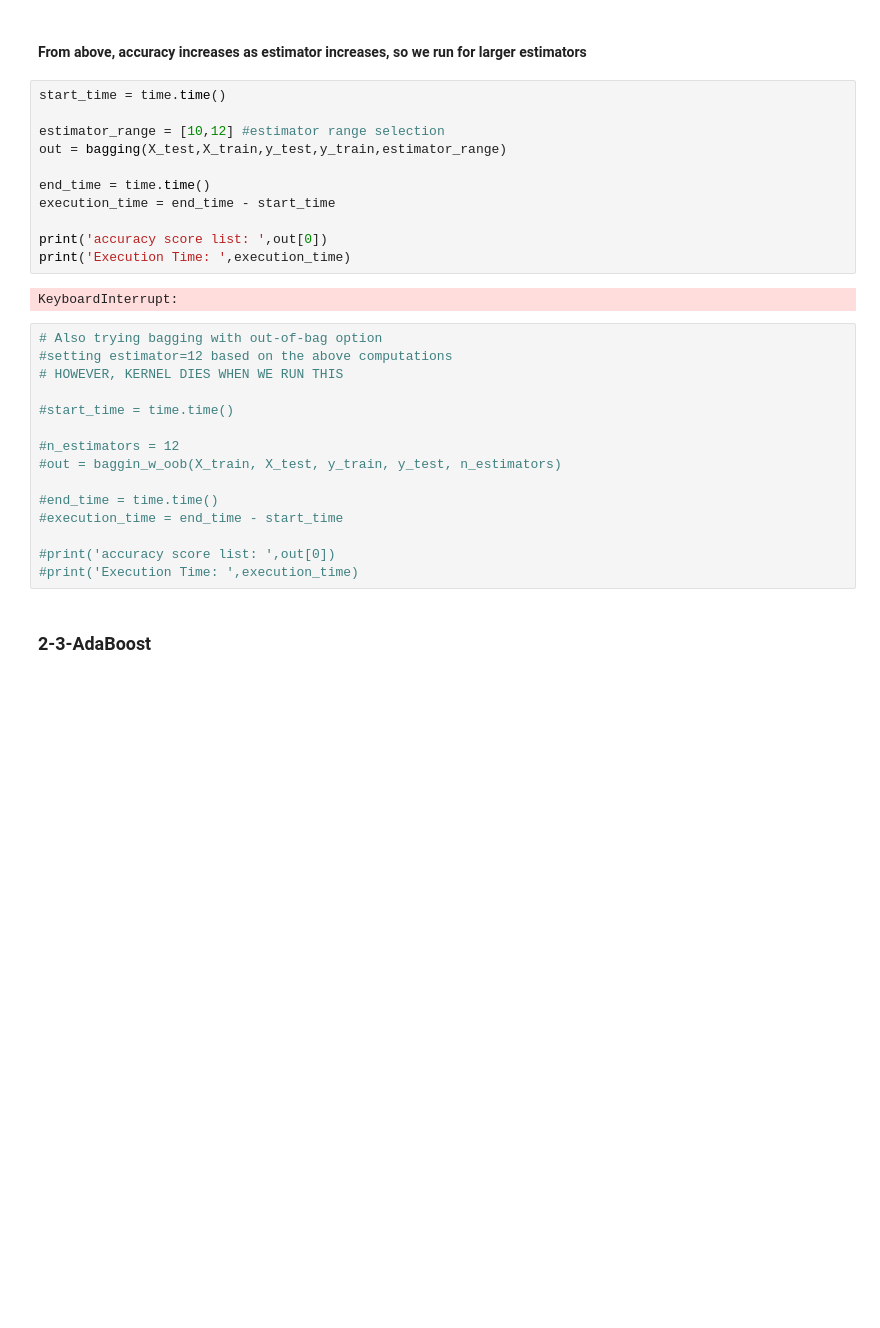
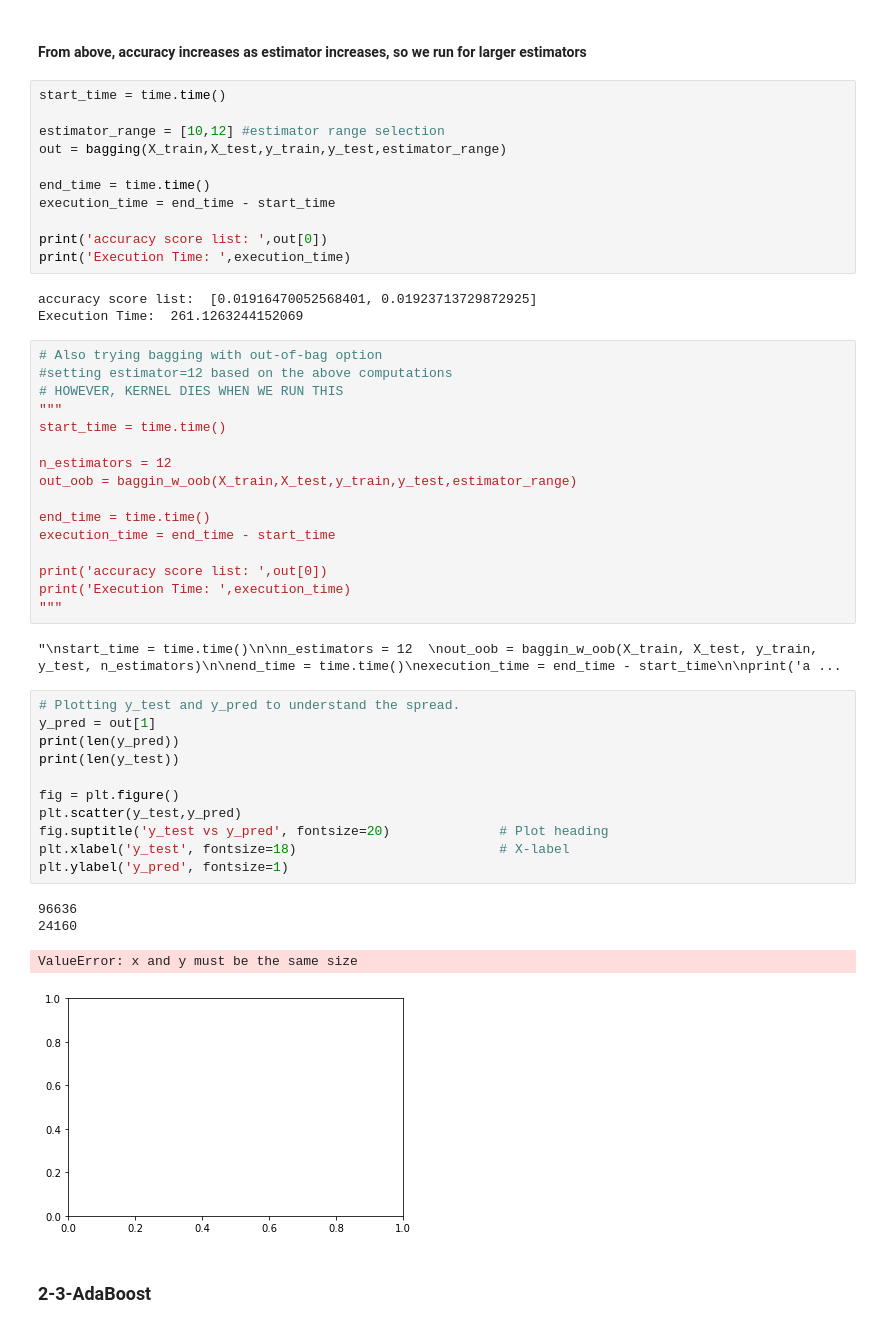
Before and after one commit to rahkooy/Car_Price_Prediction, a Jupyter notebook: car_price_prediction.ipynb, the cells around one changed output. Cells and saved outputs as stored; diff of their text form; blank space fills up the shorter version.

Commit message:
new runs; bug in decision tree; discussion list updated

```diff
--- a/car_price_prediction.ipynb
+++ b/car_price_prediction.ipynb
@@ -212,7 +225,7 @@ Execution Time:  431.374210357666
 start_time = time.time()
 
 estimator_range = [10,12] #estimator range selection
-out = bagging(X_test,X_train,y_test,y_train,estimator_range)
+out = bagging(X_train,X_test,y_train,y_test,estimator_range)
 
 end_time = time.time()
 execution_time = end_time - start_time
@@ -220,22 +233,42 @@ execution_time = end_time - start_time
 print('accuracy score list: ',out[0])
 print('Execution Time: ',execution_time)
 # %% [output]
-KeyboardInterrupt:
+accuracy score list:  [0.01916470052568401, 0.01923713729872925]
+Execution Time:  261.1263244152069
 # %%
 # Also trying bagging with out-of-bag option
 #setting estimator=12 based on the above computations
 # HOWEVER, KERNEL DIES WHEN WE RUN THIS
+"""
+start_time = time.time()
 
-#start_time = time.time()
+n_estimators = 12
+out_oob = baggin_w_oob(X_train,X_test,y_train,y_test,estimator_range)
 
-#n_estimators = 12
-#out = baggin_w_oob(X_train, X_test, y_train, y_test, n_estimators)
+end_time = time.time()
+execution_time = end_time - start_time
 
-#end_time = time.time()
-#execution_time = end_time - start_time
-
-#print('accuracy score list: ',out[0])
-#print('Execution Time: ',execution_time)
+print('accuracy score list: ',out[0])
+print('Execution Time: ',execution_time)
+"""
+# %% [output]
+"\nstart_time = time.time()\n\nn_estimators = 12  \nout_oob = baggin_w_oob(X_train, X_test, y_train, y_test, n_estimators)\n\nend_time = time.time()\nexecution_time = end_time - start_time\n\nprint('a ...
+# %%
+# Plotting y_test and y_pred to understand the spread.
+y_pred = out[1]
+print(len(y_pred))
+print(len(y_test))
+
+fig = plt.figure()
+plt.scatter(y_test,y_pred)
+fig.suptitle('y_test vs y_pred', fontsize=20)              # Plot heading
+plt.xlabel('y_test', fontsize=18)                          # X-label
+plt.ylabel('y_pred', fontsize=1)
+# %% [output]
+96636
+24160
+ValueError: x and y must be the same size
+[figure, added]
 # %% [markdown]
 ### 2-3-AdaBoost
 # %%
```
Also changed, not shown: parts of 11 cells of this notebook, 1 other file.
